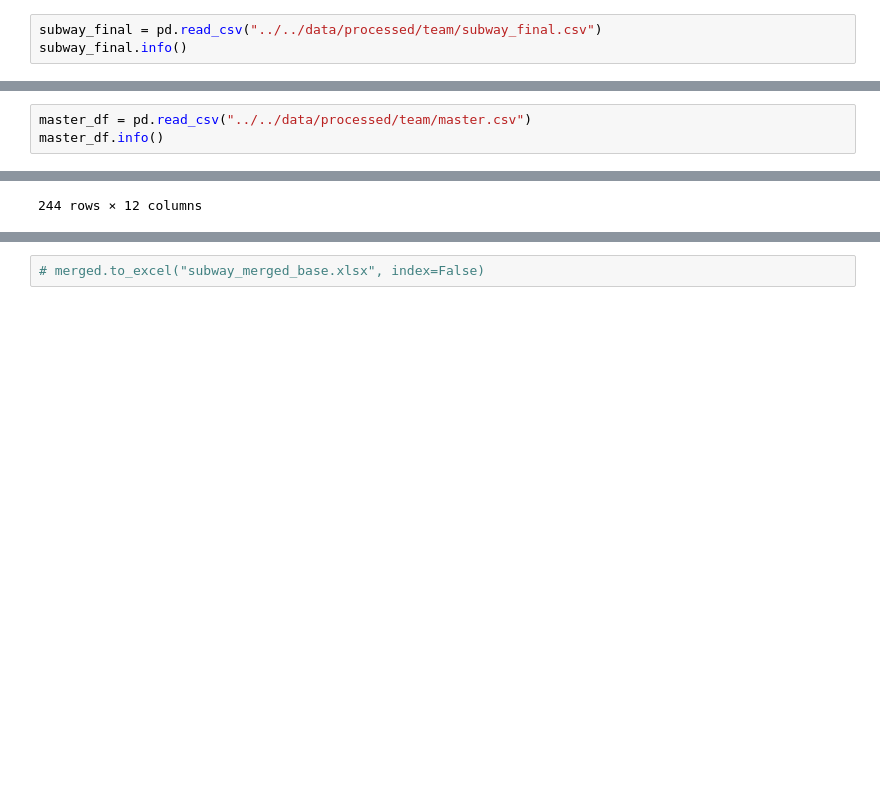
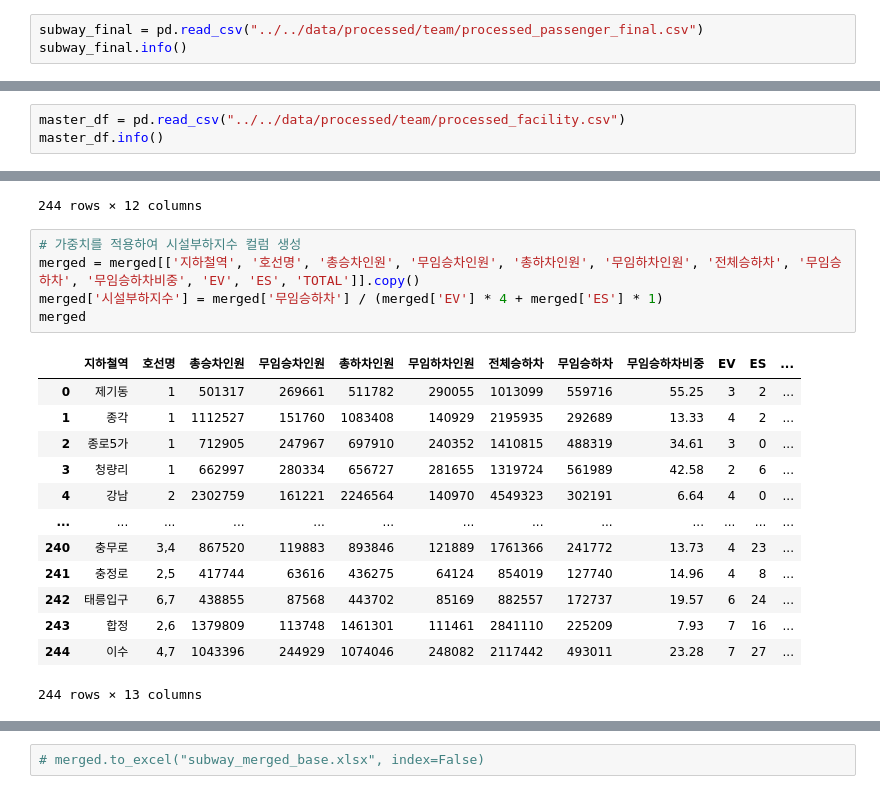
Before and after one commit to JsunXCIX/sprint-p1-basic, a Jupyter notebook: notebooks/team/03_make_subway_merged_base.ipynb, the cells around one changed output, grey strips where cells are left out. Drawn from its saved outputs; the diff is of its cells as text; blank space fills up the shorter version.

Commit message:
시설부하지수 컬럼 추가

```diff
--- a/notebooks/team/03_make_subway_merged_base.ipynb
+++ b/notebooks/team/03_make_subway_merged_base.ipynb
@@ -5,7 +5,7 @@ import matplotlib.pyplot as plt
 import seaborn as sns
 import os
 # %%
-subway_final = pd.read_csv("../../data/processed/team/subway_final.csv")
+subway_final = pd.read_csv("../../data/processed/team/processed_passenger_final.csv")
 subway_final.info()
 # %% [output]
 <class 'pandas.core.frame.DataFrame'>
@@ -25,7 +25,7 @@ Data columns (total 9 columns):
 dtypes: float64(7), object(2)
 memory usage: 17.6+ KB
 # %%
-master_df = pd.read_csv("../../data/processed/team/master.csv")
+master_df = pd.read_csv("../../data/processed/team/processed_facility.csv")
 master_df.info()
 # %% [output]
 <class 'pandas.core.frame.DataFrame'>
@@ -308,3 +308,22 @@ merged
 | 243 | 합정 | 2,6 | 1379809 | 113748 | 1461301 | 111461 | 2841110 | 225209 | 7.93 | 16 | 7 | ... |
 | 244 | 이수 | 4,7 | 1043396 | 244929 | 1074046 | 248082 | 2117442 | 493011 | 23.28 | 27 | 7 | ... |
 244 rows × 12 columns
+# %%
+# 가중치를 적용하여 시설부하지수 컬럼 생성
+merged = merged[['지하철역', '호선명', '총승차인원', '무임승차인원', '총하차인원', '무임하차인원', '전체승하차', '무임승하차', '무임승하차비중', 'EV', 'ES', 'TOTAL']].copy()
+merged['시설부하지수'] = merged['무임승하차'] / (merged['EV'] * 4 + merged['ES'] * 1)
+merged
+# %% [output]
+|  | 지하철역 | 호선명 | 총승차인원 | 무임승차인원 | 총하차인원 | 무임하차인원 | 전체승하차 | 무임승하차 | 무임승하차비중 | EV | ES | ... |
+| 0 | 제기동 | 1 | 501317 | 269661 | 511782 | 290055 | 1013099 | 559716 | 55.25 | 3 | 2 | ... |
+| 1 | 종각 | 1 | 1112527 | 151760 | 1083408 | 140929 | 2195935 | 292689 | 13.33 | 4 | 2 | ... |
+| 2 | 종로5가 | 1 | 712905 | 247967 | 697910 | 240352 | 1410815 | 488319 | 34.61 | 3 | 0 | ... |
+| 3 | 청량리 | 1 | 662997 | 280334 | 656727 | 281655 | 1319724 | 561989 | 42.58 | 2 | 6 | ... |
+| 4 | 강남 | 2 | 2302759 | 161221 | 2246564 | 140970 | 4549323 | 302191 | 6.64 | 4 | 0 | ... |
+| ... | ... | ... | ... | ... | ... | ... | ... | ... | ... | ... | ... | ... |
+| 240 | 충무로 | 3,4 | 867520 | 119883 | 893846 | 121889 | 1761366 | 241772 | 13.73 | 4 | 23 | ... |
+| 241 | 충정로 | 2,5 | 417744 | 63616 | 436275 | 64124 | 854019 | 127740 | 14.96 | 4 | 8 | ... |
+| 242 | 태릉입구 | 6,7 | 438855 | 87568 | 443702 | 85169 | 882557 | 172737 | 19.57 | 6 | 24 | ... |
+| 243 | 합정 | 2,6 | 1379809 | 113748 | 1461301 | 111461 | 2841110 | 225209 | 7.93 | 7 | 16 | ... |
+| 244 | 이수 | 4,7 | 1043396 | 244929 | 1074046 | 248082 | 2117442 | 493011 | 23.28 | 7 | 27 | ... |
+244 rows × 13 columns
```
Also changed, not shown: parts of 1 cell of this notebook, 2 other files.
